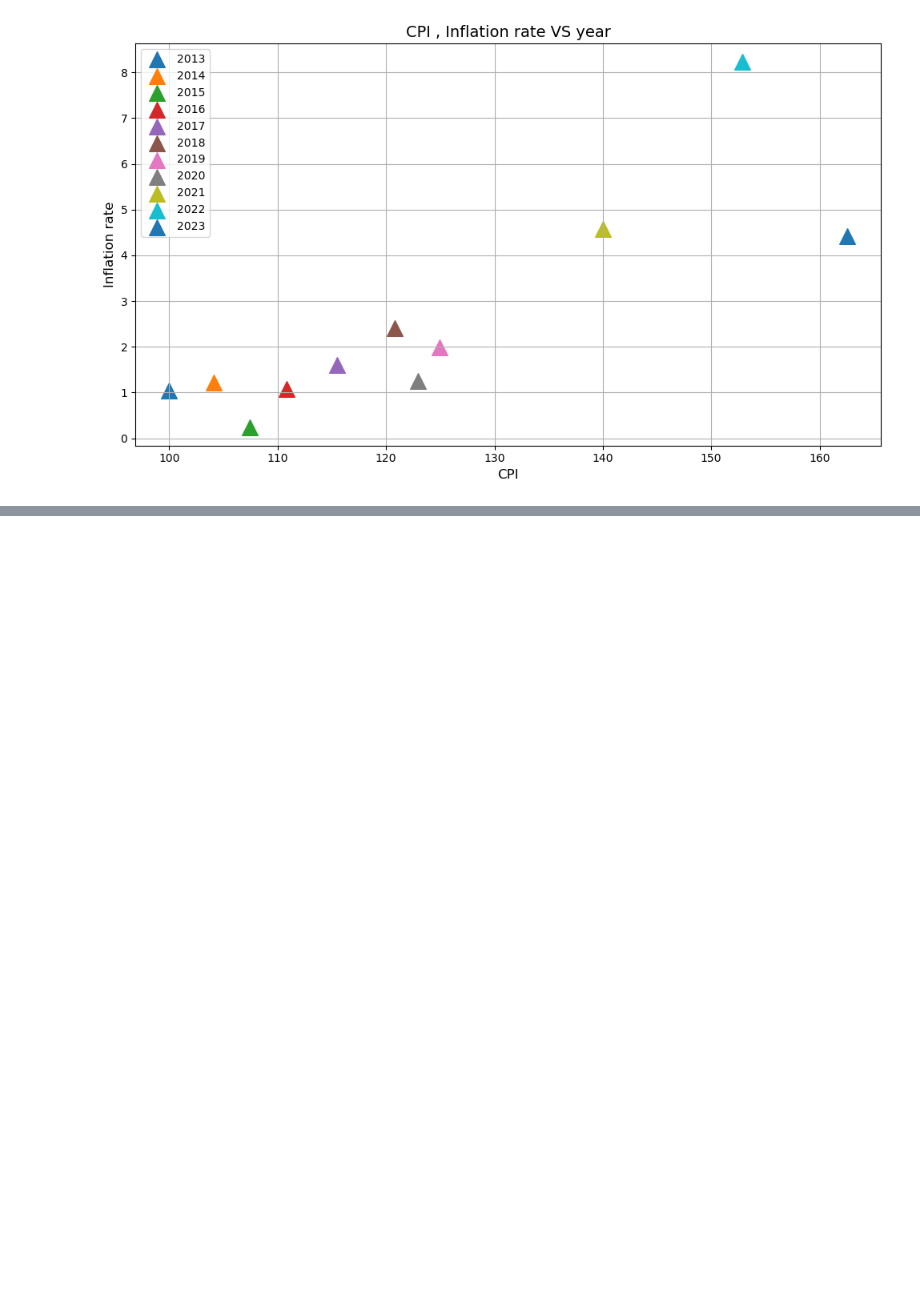
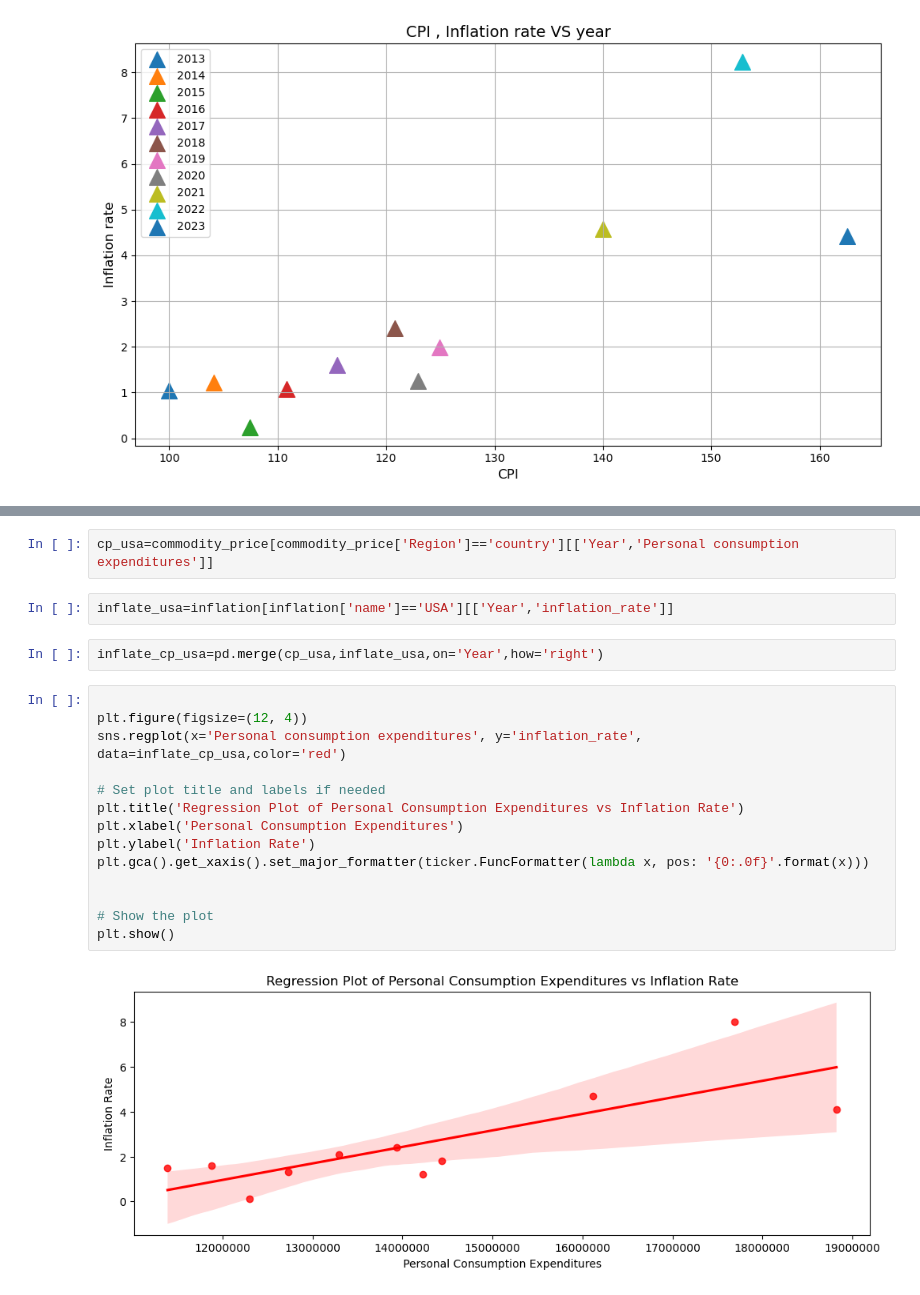
Before and after one commit to OBULI20/nss_capstone, a Jupyter notebook: notebook/Housing.ipynb, the cells around one changed output, grey strips where cells are left out. Cells and saved outputs as stored; diff of their text form; blank space fills up the shorter version.

```diff
--- a/notebook/Housing.ipynb
+++ b/notebook/Housing.ipynb
@@ -1033,0 +1101,22 @@ plt.show()
+# %%
+cp_usa=commodity_price[commodity_price['Region']=='country'][['Year','Personal consumption expenditures']]
+# %%
+inflate_usa=inflation[inflation['name']=='USA'][['Year','inflation_rate']]
+# %%
+inflate_cp_usa=pd.merge(cp_usa,inflate_usa,on='Year',how='right')
+# %%
+
+plt.figure(figsize=(12, 4))
+sns.regplot(x='Personal consumption expenditures', y='inflation_rate', data=inflate_cp_usa,color='red')
+
+# Set plot title and labels if needed
+plt.title('Regression Plot of Personal Consumption Expenditures vs Inflation Rate')
+plt.xlabel('Personal Consumption Expenditures')
+plt.ylabel('Inflation Rate')
+plt.gca().get_xaxis().set_major_formatter(ticker.FuncFormatter(lambda x, pos: '{0:.0f}'.format(x)))
+
+
+# Show the plot
+plt.show()
+# %% [output]
+[figure, added]
```
Also changed, not shown: parts of 5 cells of this notebook.
